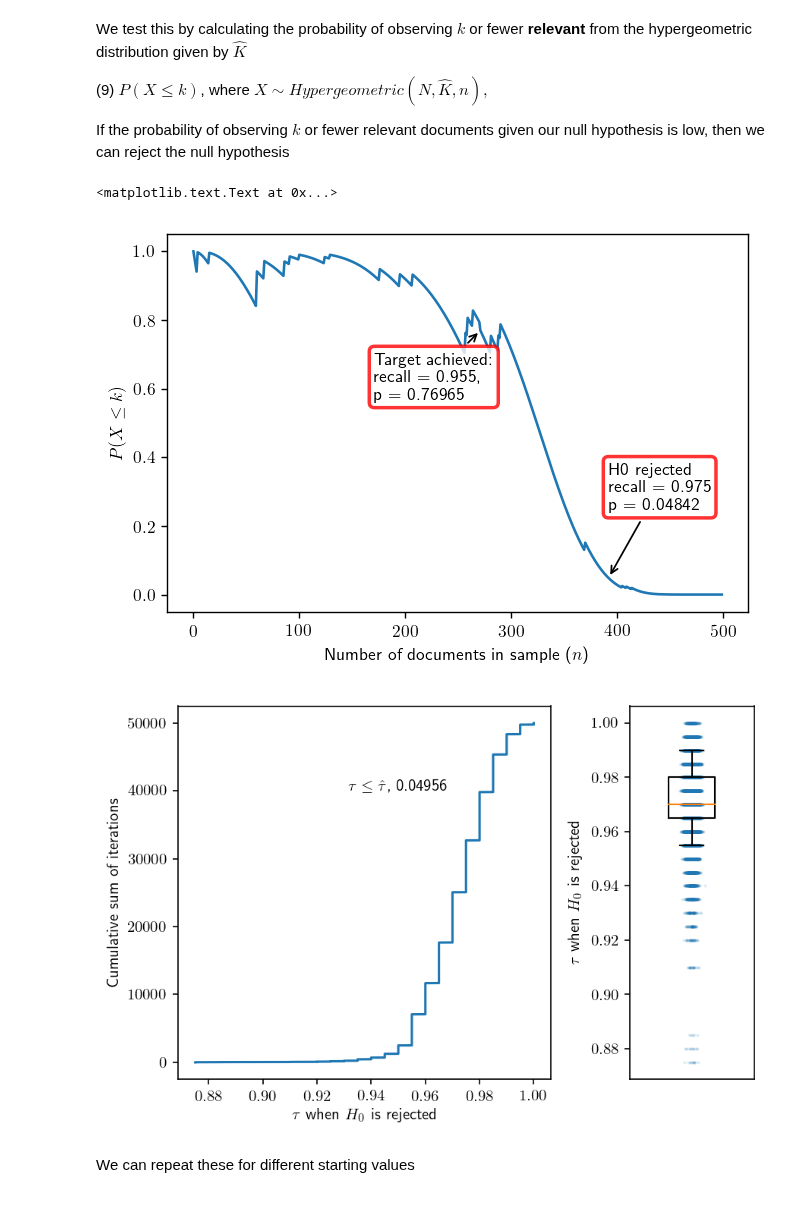
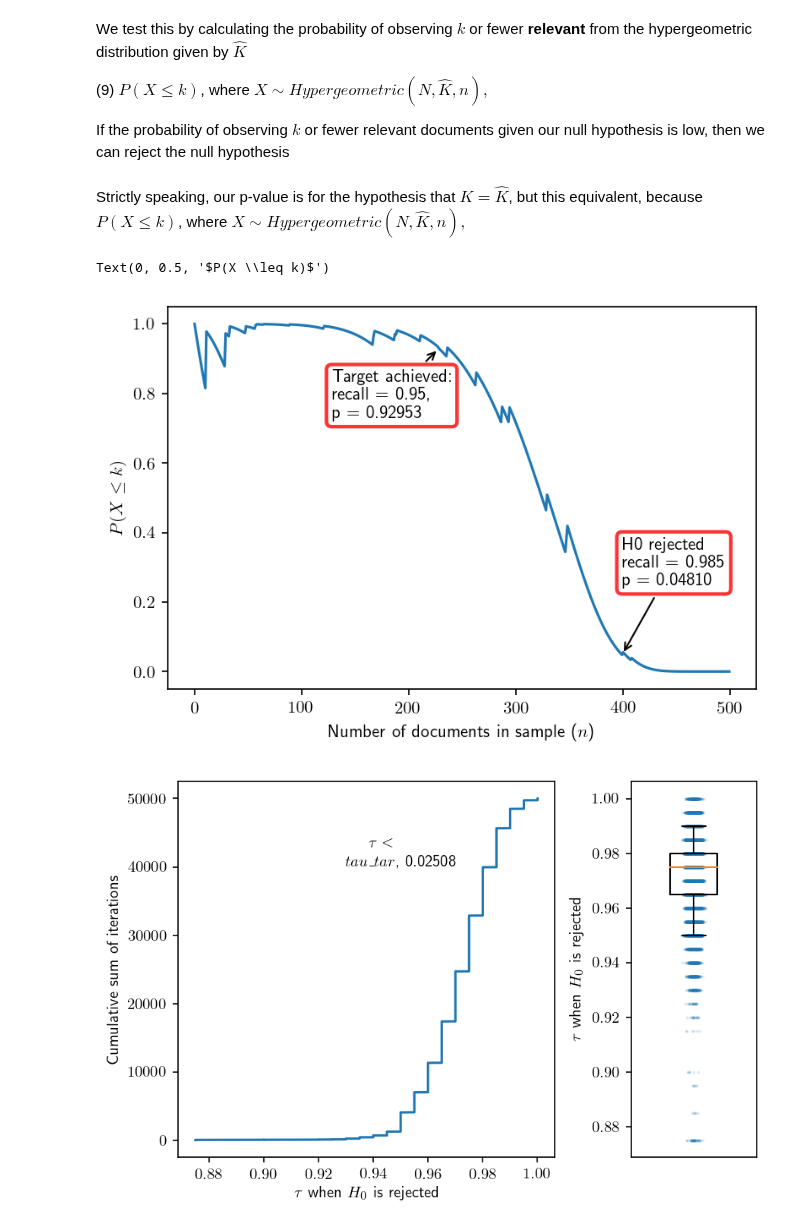
Before and after one commit to mcallaghan/rapid-screening, a Jupyter notebook: analysis/hyper_criteria_theory.ipynb, the cells around one changed output. Cells and saved outputs as stored; diff of their text form; code cells hidden in the pictures.

```diff
--- a/analysis/hyper_criteria_theory.ipynb
+++ b/analysis/hyper_criteria_theory.ipynb
@@ -128,7 +130,7 @@ In other words, if $K$ were really $\hat{K}$ or higher, then we would have misse
 # Returning to our numerical example, let's set the target recall to .95 and get K_hat
 tau_target=.95
 def get_K_hat(r_seen,tau_target,r_ML):
-    return(math.ceil(r_seen/tau_target - r_ML))
+    return(math.floor(r_seen/tau_target - r_ML+1))
 
 K_hat = get_K_hat(r_seen,tau_target,r_ML)
 
@@ -152,6 +152,9 @@ We test this by calculating the probability of observing $k$ or fewer **relevant
 (9) $ P(X \leq k)$, where $X \sim Hypergeometric(N,\hat{K},n), $
 
 If the probability of observing $k$ or fewer relevant documents given our null hypothesis is low, then we can reject the null hypothesis
+# %% [markdown]
+Strictly speaking, our p-value is for the hypothesis that
+$ K = \hat{K}$, but this equivalent, because $ P(X \leq k)$, where $X \sim Hypergeometric(N,\hat{K},n), $
 # %%
 # Let's create a sample
 sample = np.zeros(N_s)
@@ -167,38 +170,38 @@ def draw_sample(x,sample=sample):
     tau = r_seen/r_tot
     K_hat = vec_get_K_hat(r_seen,tau_target,r_ML)
     p = hypergeom.cdf(sample.cumsum(), N_s, K_hat, np.arange(N_s))
-    i = np.argmax(tau>tau_target) # The first iteration where we
+    i = np.argmax(tau>=tau_target) # The first iteration where we
     target_achievement = {"tau":tau[i], "i":i,"p":p[i], "K_hat":K_hat[i]}
     i = np.argmax(p<0.05)
     H0_rejection = {"tau":tau[i], "i":i,"p":p[i], "K_hat":K_hat[i]}
     return p, H0_rejection, target_achievement
 
 y, H0_rejection, target_achievement = draw_sample(0,sample)
 
 fig, ax = plt.subplots(dpi=150)
 bbox_props = dict(boxstyle="round,pad=0.3", ec="red",fc="white",alpha=0.8, lw=2)
 ax.annotate(
     f"Target achieved:\nrecall = {target_achievement['tau']},\np = {target_achievement['p']:.5f}",
     (target_achievement['i'],target_achievement['p']),
     (target_achievement['i']-100,target_achievement['p']-0.2),
     bbox=bbox_props,
     arrowprops=dict(arrowstyle="->",
                     connectionstyle="arc3")
 )
 ax.annotate(
     f"H0 rejected\nrecall = {H0_rejection['tau']}\np = {H0_rejection['p']:.5f}",
     (H0_rejection['i'],H0_rejection['p']),
     (H0_rejection['i'],H0_rejection['p']+0.2),
     bbox=bbox_props,
     arrowprops=dict(arrowstyle="->",
                     connectionstyle="arc3")
 )
 ax.plot(y)
 ax.set_xlabel("Number of documents in sample ($n$)")
 ax.set_ylabel("$P(X \leq k)$")
 # %% [output]
-<matplotlib.text.Text at 0x...>
+Text(0, 0.5, '$P(X \\leq k)$')
-[figure, old version]
+[figure, new version]
 # %%
 # We can run 10s of thousands of random sample simulations, to see if our null hypothesis is rejected the right amount
 iterations = 50000
@@ -213,8 +216,9 @@ gs = gridspec.GridSpec(1,2,width_ratios=[3,1])
 
 ax0 = plt.subplot(gs[0])
 ax0.plot(H0_rejection_taus,np.arange(len(H0_rejection_taus)))
-failure = sum(H0_rejection_taus<=.95)/iterations
-t = r"$\tau \leq \hat{\tau}$, " + f"{failure}"
+# The rate of failure is the percentage of cases in which we reject the Null hypothesis, although it is actually true
+failure = sum(H0_rejection_taus<.95)/iterations
+t = r"$\tau < \\tau\_{tar}$, " + f"{failure}"
 ax0.text(0.95, iterations*0.8,t,usetex=True,ha="center")
 ax0.set_xlabel(r'$\tau$ when $H_0$ is rejected')
 ax0.set_ylabel('Cumulative sum of iterations')
@@ -234,6 +238,4 @@ fig.tight_layout()
 
 plt.show()
 # %% [output]
-[figure, old version]
+[figure, new version]
-# %% [markdown]
- We can repeat these for different starting values
```
Also changed, not shown: parts of 12 cells of this notebook, 44 other files.
